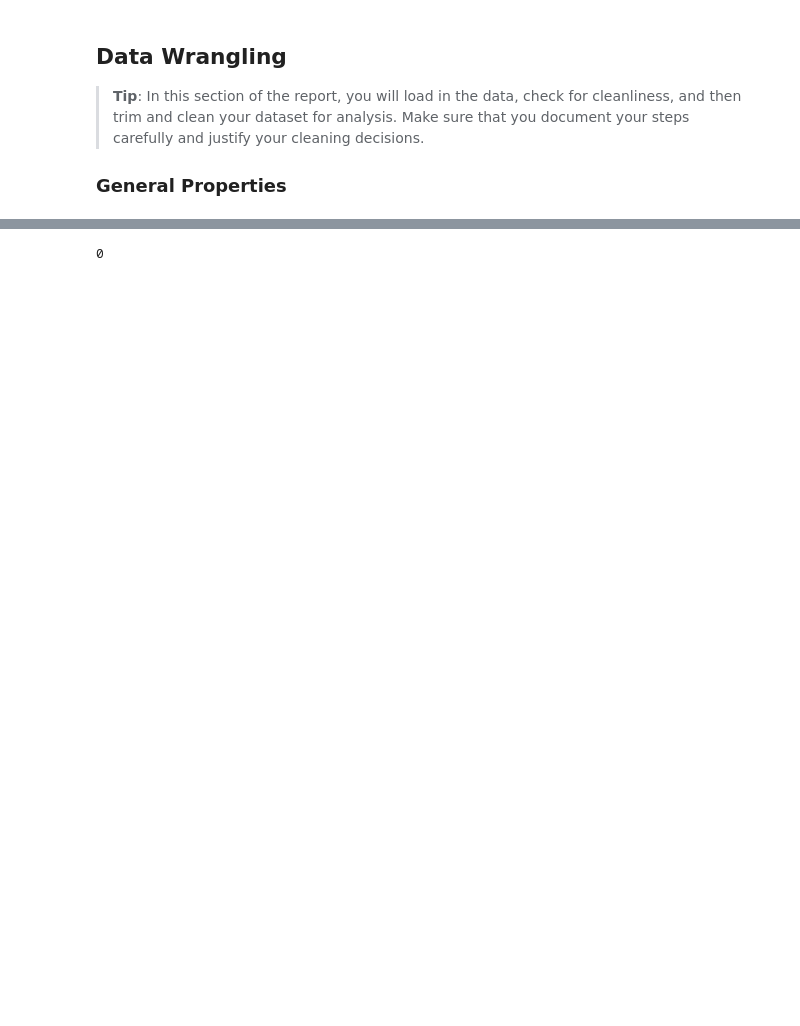
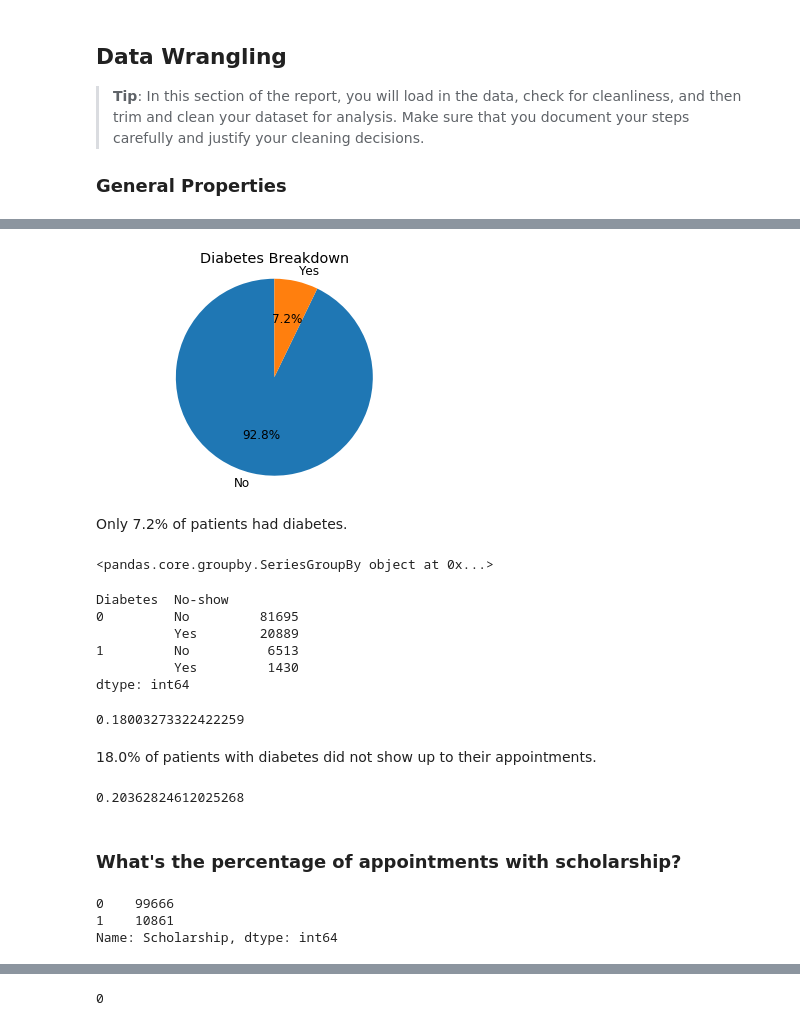
Before and after one commit to helenln/NoShow, a Jupyter notebook: Investigate_a_Dataset.ipynb, the cells around one changed output, grey strips where cells are left out. Drawn from its saved outputs; the diff is of its cells as text; code cells hidden in the pictures; blank space fills up the shorter version.

```diff
--- a/Investigate_a_Dataset.ipynb
+++ b/Investigate_a_Dataset.ipynb
@@ -138,0 +203,56 @@ df_male
+# %%
+No = 102584
+Yes = 7943
+
+plt.rcParams.update({'font.size': 12})
+
+plt.pie([No, Yes],
+        labels=['No', 'Yes'],
+        autopct='%1.1f%%',
+        startangle=90)
+
+plt.title('Diabetes Breakdown')
+
+plt.axis('equal') dfdfdfdfdfdfdfdf
+plt.show()
+# %% [output]
+[figure, added]
+# %% [markdown]
+Only 7.2% of patients had diabetes.
+# %%
+df_diabetes = df['Diabetes']
+df_noshow = df['No-show']
+df_diabetes.groupby(df_noshow)
+# %% [output]
+<pandas.core.groupby.SeriesGroupBy object at 0x...>
+# %%
+df.groupby(['Diabetes', 'No-show']).size()
+# %% [output]
+Diabetes  No-show
+0         No         81695
+          Yes        20889
+1         No          6513
+          Yes         1430
+dtype: int64
+# %%
+df_apptwithdiabetes= 1430 / df_diabetes_count[1]
+df_apptwithdiabetes
+# %% [output]
+0.18003273322422259
+# %% [markdown]
+18.0% of patients with diabetes did not show up to their appointments.
+# %%
+df_apptwithoutdiabetes= 20889 / df_diabetes_count[0]
+df_apptwithoutdiabetes
+# %% [output]
+0.20362824612025268
+# %% [markdown]
+### What's the percentage of appointments with scholarship?
+# %%
+# Determine number of appointments with and without scholarship. 0 indicates no scholarship. 1 indicates scholarship.
+df_scholarship = df['Scholarship'].value_counts()
+df_scholarship
+# %% [output]
+0    99666
+1    10861
+Name: Scholarship, dtype: int64
```
Also changed, not shown: parts of 47 cells of this notebook, 1 other file.
